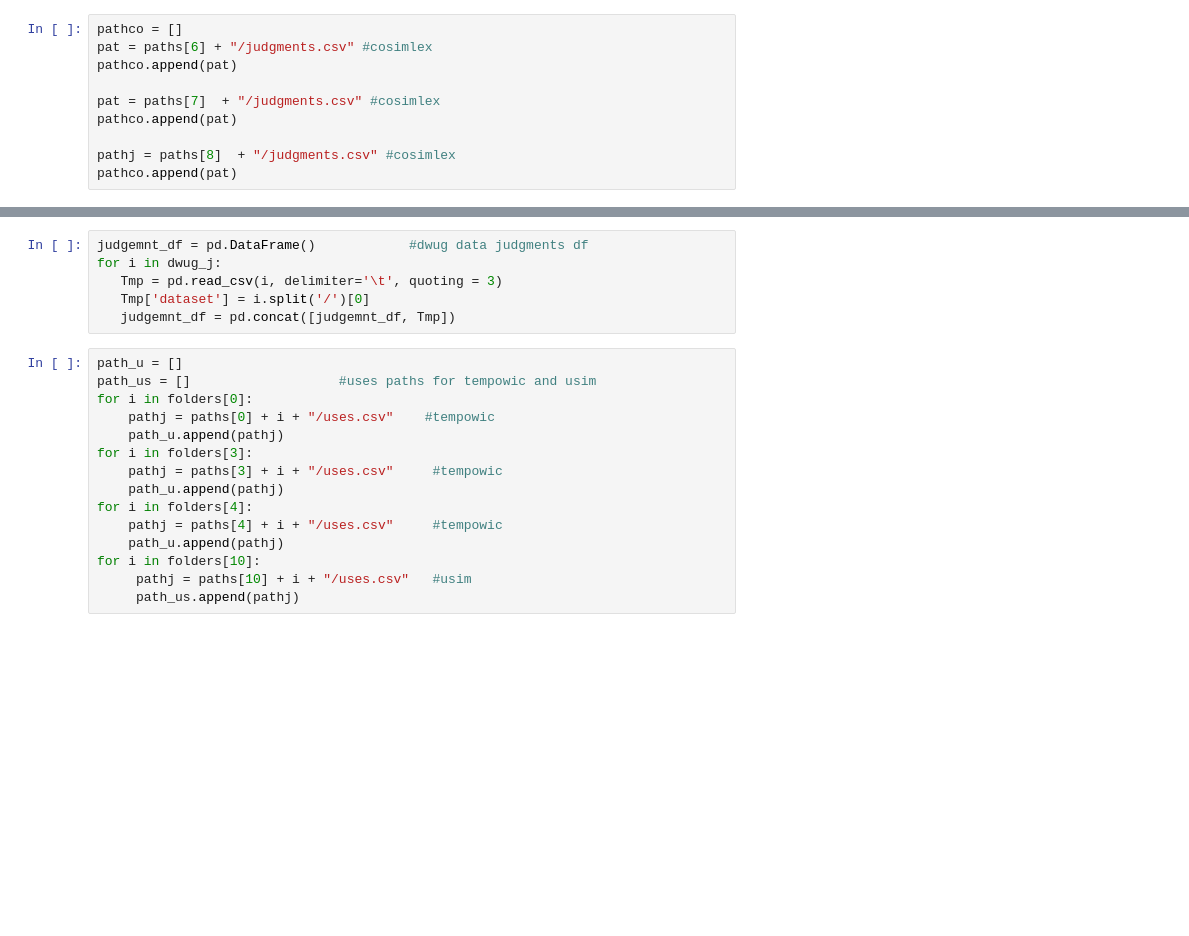
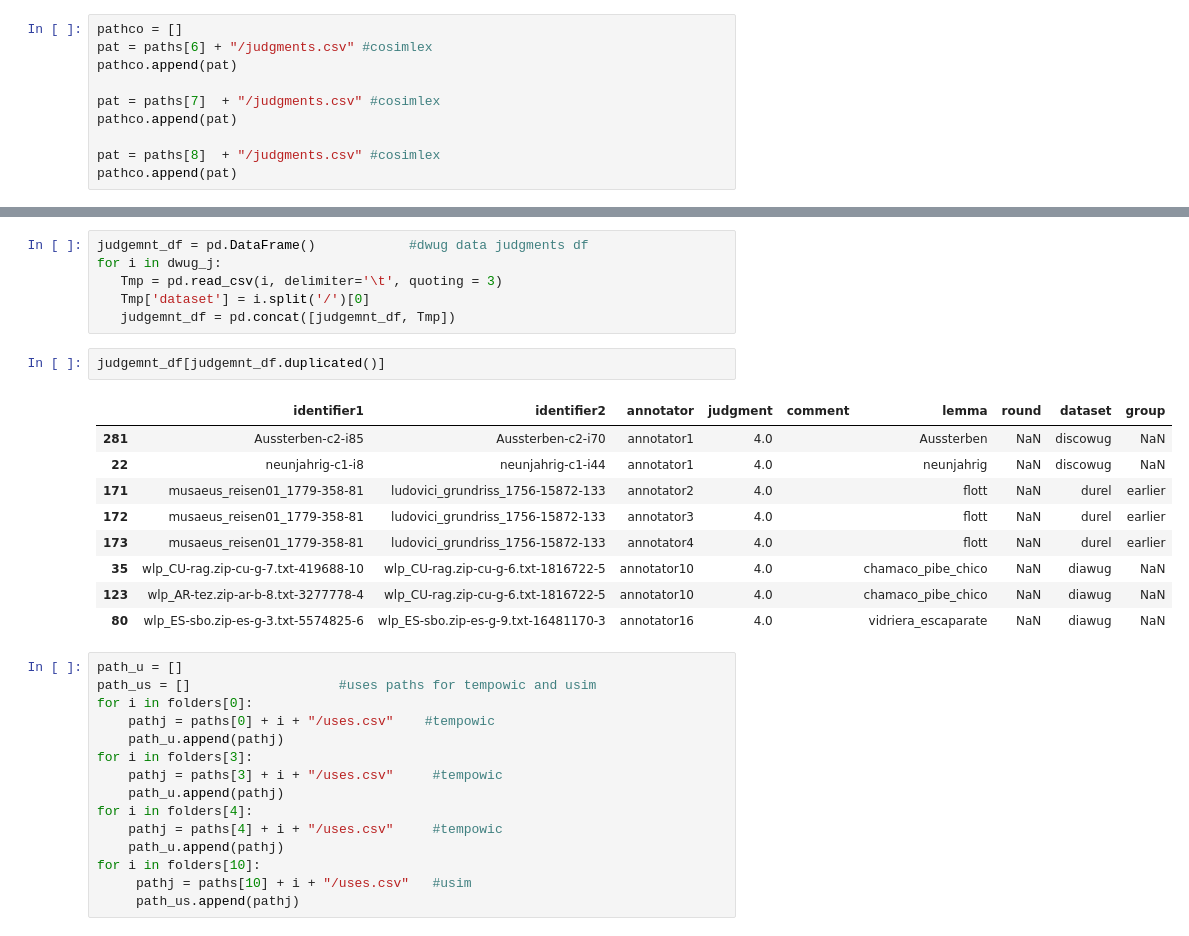
Before and after one commit to Garrafao/WUGs, a Jupyter notebook: scripts/misc/one_for_all.ipynb, the cells around one changed output, grey strips where cells are left out. Saved outputs shown, nothing was run; the diff lists cells and outputs as text; blank space fills up the shorter version.

```diff
--- a/scripts/misc/one_for_all.ipynb
+++ b/scripts/misc/one_for_all.ipynb
@@ -232,5 +406,5 @@ pathco.append(pat)
 pat = paths[7]  + "/judgments.csv" #cosimlex
 pathco.append(pat)
 
-pathj = paths[8]  + "/judgments.csv" #cosimlex
+pat = paths[8]  + "/judgments.csv" #cosimlex
 pathco.append(pat)
@@ -363,6 +553,18 @@ for i in dwug_j:
    Tmp = pd.read_csv(i, delimiter='\t', quoting = 3)
    Tmp['dataset'] = i.split('/')[0]
    judgemnt_df = pd.concat([judgemnt_df, Tmp])
+# %%
+judgemnt_df[judgemnt_df.duplicated()]
+# %% [output]
+|  | identifier1 | identifier2 | annotator | judgment | comment | lemma | round | dataset | group |
+| 281 | Aussterben-c2-i85 | Aussterben-c2-i70 | annotator1 | 4.0 |  | Aussterben | NaN | discowug | NaN |
+| 22 | neunjahrig-c1-i8 | neunjahrig-c1-i44 | annotator1 | 4.0 |  | neunjahrig | NaN | discowug | NaN |
+| 171 | musaeus_reisen01_1779-358-81 | ludovici_grundriss_1756-15872-133 | annotator2 | 4.0 |  | flott | NaN | durel | earlier |
+| 172 | musaeus_reisen01_1779-358-81 | ludovici_grundriss_1756-15872-133 | annotator3 | 4.0 |  | flott | NaN | durel | earlier |
+| 173 | musaeus_reisen01_1779-358-81 | ludovici_grundriss_1756-15872-133 | annotator4 | 4.0 |  | flott | NaN | durel | earlier |
+| 35 | wlp_CU-rag.zip-cu-g-7.txt-419688-10 | wlp_CU-rag.zip-cu-g-6.txt-1816722-5 | annotator10 | 4.0 |  | chamaco_pibe_chico | NaN | diawug | NaN |
+| 123 | wlp_AR-tez.zip-ar-b-8.txt-3277778-4 | wlp_CU-rag.zip-cu-g-6.txt-1816722-5 | annotator10 | 4.0 |  | chamaco_pibe_chico | NaN | diawug | NaN |
+| 80 | wlp_ES-sbo.zip-es-g-3.txt-5574825-6 | wlp_ES-sbo.zip-es-g-9.txt-16481170-3 | annotator16 | 4.0 |  | vidriera_escaparate | NaN | diawug | NaN |
 # %%
 path_u = []
 path_us = []                   #uses paths for tempowic and usim
```
Also changed, not shown: parts of 42 cells of this notebook.
